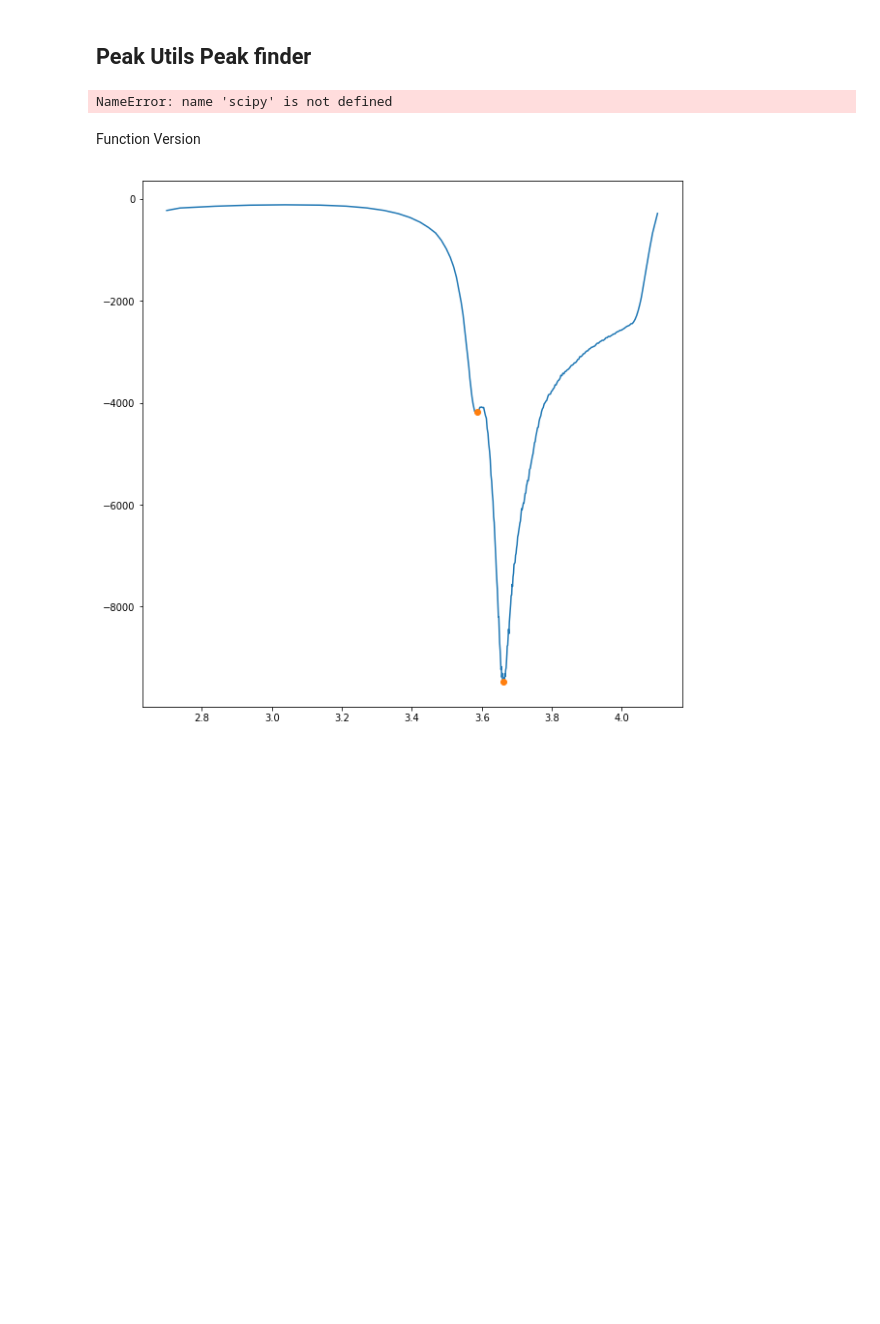
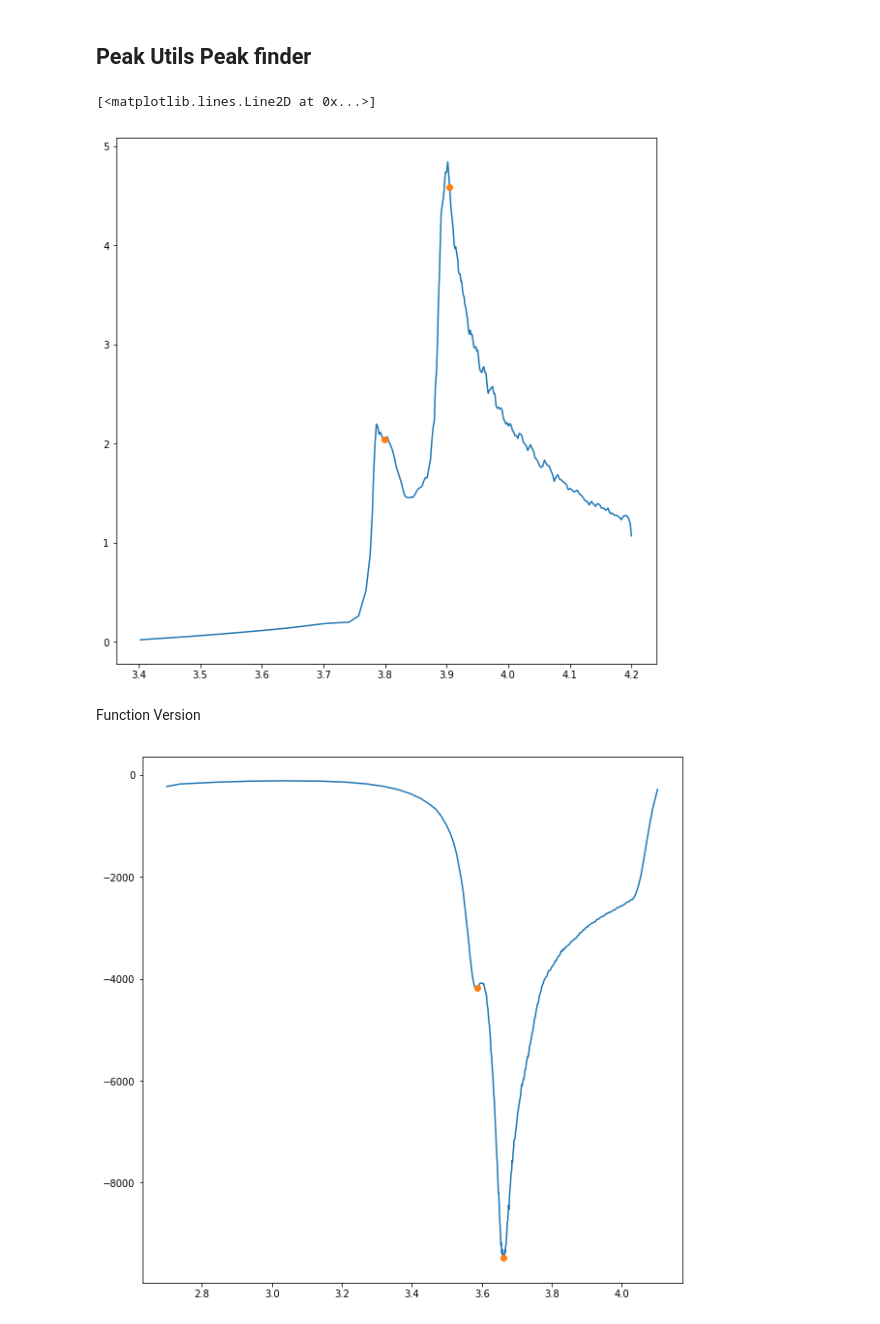
Before and after one commit to nicolet5/DiffCapAnalyzer, a Jupyter notebook: chachies/FittingFunctionDev.ipynb, the cells around one changed output. Saved outputs shown, nothing was run; the diff lists cells and outputs as text; code cells hidden in the pictures; blank space fills up the shorter version.

```diff
--- a/chachies/FittingFunctionDev.ipynb
+++ b/chachies/FittingFunctionDev.ipynb
@@ -110,17 +108,18 @@ df
 # %% [markdown]
 ## Peak Utils Peak finder
 # %%
-pwid = 3
+
 sigy_smooth = scipy.signal.savgol_filter(sigy_bot, 25, 3)
 import peakutils
-i = peakutils.indexes(sigy_smooth, thres=3/max(sigy_bot), min_dist=9)
+i = peakutils.indexes(sigy_smooth, thres=.3/max(sigy_bot), min_dist=9)
 #i = scipy.signal.find_peaks_cwt(sigy, sigx*9)
 
 fig = plt.figure(figsize=(10, 10), facecolor='w', edgecolor='k')
 plt.plot(sigx_bot, sigy_bot)
 plt.plot(sigx_bot[i], sigy_bot[i], 'o')
 # %% [output]
-NameError: name 'scipy' is not defined
+[<matplotlib.lines.Line2D at 0x...>]
+[figure, added]
 # %% [markdown]
 Function Version
 # %%
```
Also changed, not shown: parts of 12 cells of this notebook, 1 other file.
